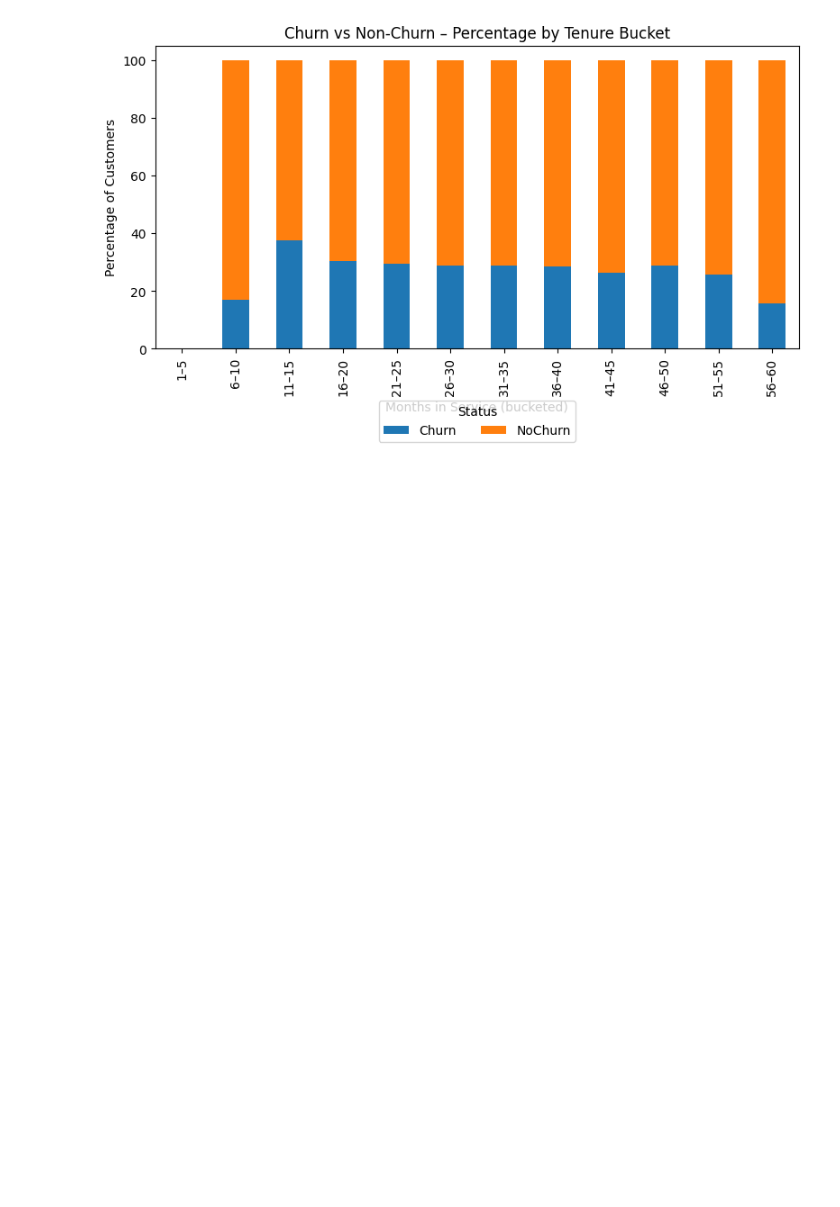
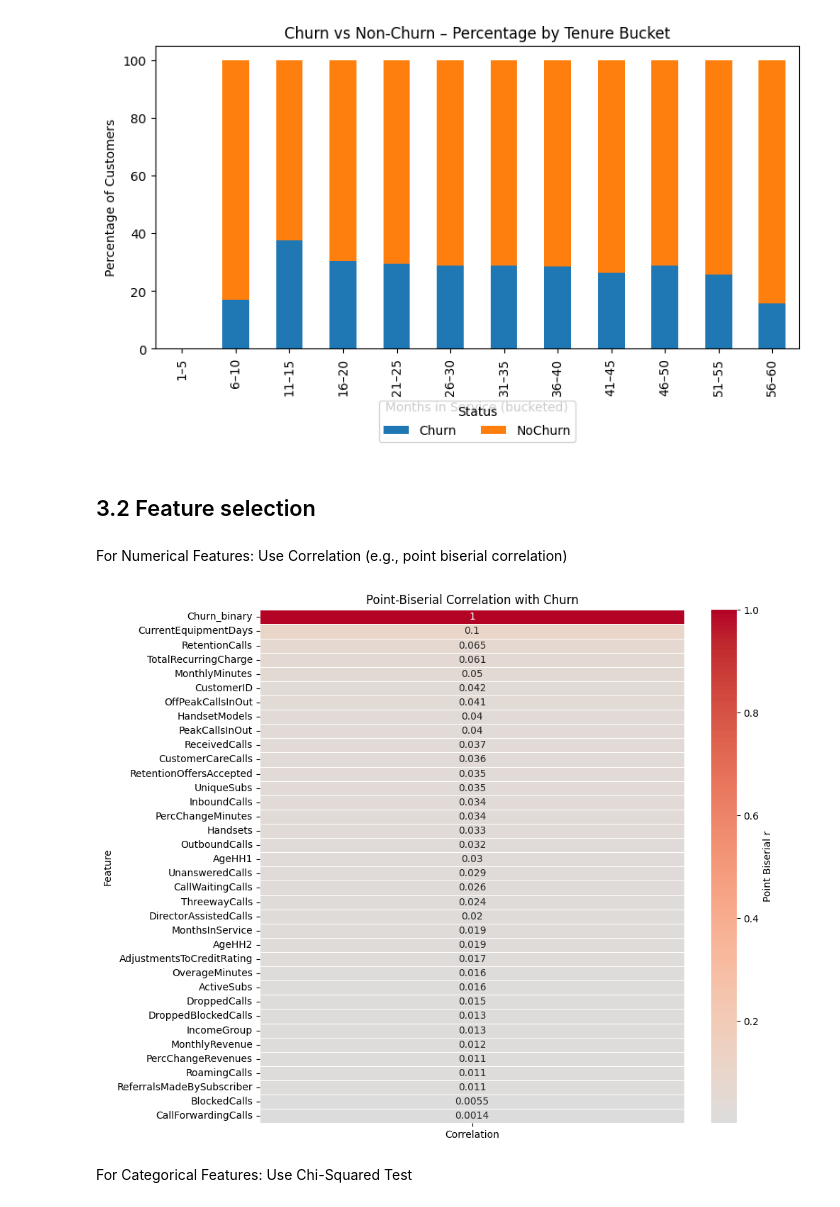
Before and after one commit to jycwy/MLOPs_zoomcamp_project, a Jupyter notebook: src/model training/data_eda.ipynb, the cells around one changed output. Saved outputs shown, nothing was run; the diff lists cells and outputs as text; code cells hidden in the pictures; blank space fills up the shorter version.

```diff
--- a/src/model training/data_eda.ipynb
+++ b/src/model training/data_eda.ipynb
@@ -146,3 +175,7 @@ plt.tight_layout()
 plt.show()
 # %% [output]
 [figure]
+# %% [markdown]
+## 3.2 Feature selection
+# %% [markdown]
+For Numerical Features: Use Correlation (e.g., point biserial correlation)
@@ -148,0 +187,39 @@ plt.show()
+# %%
+
+
+# Filter numerical columns
+numerical_cols = train_df.select_dtypes(include=['int64', 'float64']).columns
+
+# Compute correlation with Churn (binary encoded)
+train_df['Churn_binary'] = train_df['Churn'].map({'No': 0, 'Yes': 1})
+
+correlations = {}
+for col in numerical_cols:
+    corr, _ = pointbiserialr(train_df[col].dropna(), train_df['Churn_binary'][train_df[col].notnull()])
+    correlations[col] = abs(corr)
+
+# Sort by absolute correlation
+sorted_corr = sorted(correlations.items(), key=lambda x: x[1], reverse=True)
+# %%
+corr_df = (
+    pd.DataFrame(sorted_corr, columns=['Feature', 'Correlation'])
+      .set_index('Feature')
+)
+
+# 4️⃣ Heat-map
+plt.figure(figsize=(10, 8))
+sns.heatmap(
+    corr_df,
+    cmap='coolwarm',
+    center=0,          # white at zero → easy to see direction
+    annot=True,
+    linewidths=.5,
+    cbar_kws={'label': 'Point Biserial r'}
+)
+plt.title('Point-Biserial Correlation with Churn')
+plt.tight_layout()
+plt.show()
+# %% [output]
+[figure, added]
+# %% [markdown]
+ For Categorical Features: Use Chi-Squared Test
```
Also changed, not shown: parts of 9 cells of this notebook, 2 other files.
